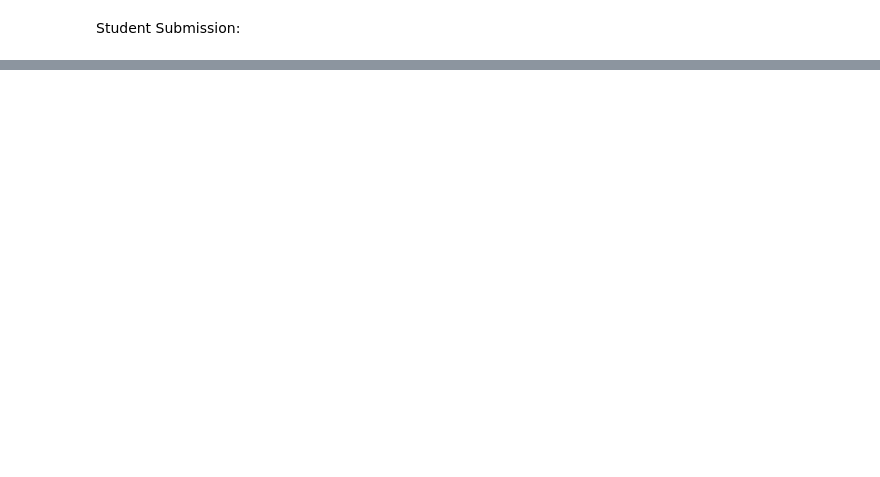
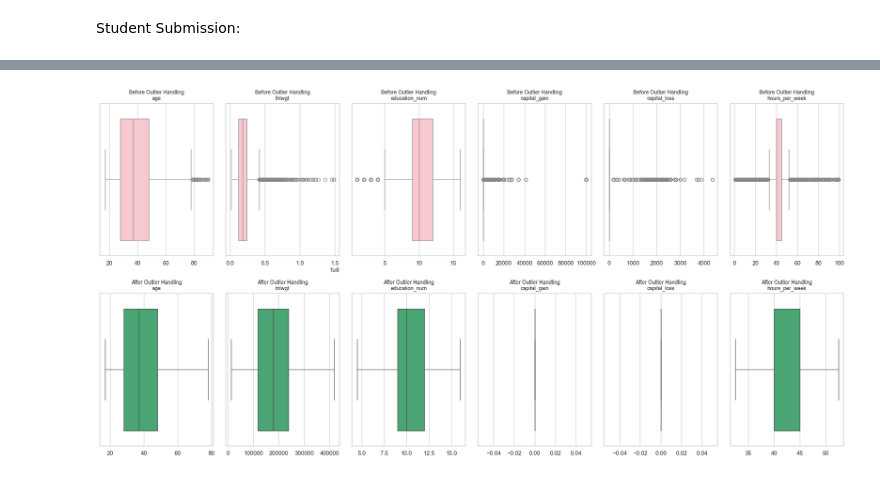
Before and after one commit to Mkamp1/Data747Student, a Jupyter notebook: Week 8/week 8 Michael Kamp.ipynb, the cells around one changed output, grey strips where cells are left out. Drawn from its saved outputs; the diff is of its cells as text; code cells hidden in the pictures; blank space fills up the shorter version.

```diff
--- a/Week 8/week 8 Michael Kamp.ipynb
+++ b/Week 8/week 8 Michael Kamp.ipynb
@@ -69,0 +248,18 @@ Student Submission:
+# %%
+# ---- Step 5: Handle Duplicates ----
+
+# Check for duplicate rows
+duplicate_count = df.duplicated().sum()
+print(f"🧩 Number of duplicate rows before removal: {duplicate_count}")
+
+# If duplicates exist, show a few examples
+if duplicate_count > 0:
+    print("\n🔍 Preview of duplicate rows:")
+    display(df[df.duplicated()].head())
+
+# Drop duplicate rows (if any)
+df.drop_duplicates(inplace=True)
+
+# Confirm duplicates are removed
+print(f"\n✅ Number of duplicate rows after removal: {df.duplicated().sum()}")
+print(f"📊 Dataset shape after duplicate removal: {df.shape}")
@@ -69,0 +285,64 @@ Student Submission:
+# %%
+# ---- Step 6: Detect and Handle Outliers ----
+
+import numpy as np
+import seaborn as sns
+import matplotlib.pyplot as plt
+
+# ---- Identify Numeric Columns ----
+numeric_cols = df.select_dtypes(include=['int64', 'float64']).columns.tolist()
+print("🔢 Numeric columns detected:\n", numeric_cols)
+
+# Create a copy BEFORE capping
+df_before = df[numeric_cols].copy()
+
+# ---- Define IQR Capping Function ----
+def cap_outliers(series):
+    Q1 = series.quantile(0.25)
+    Q3 = series.quantile(0.75)
+    IQR = Q3 - Q1
+    lower_bound = Q1 - 1.5 * IQR
+    upper_bound = Q3 + 1.5 * IQR
+    capped_series = series.clip(lower_bound, upper_bound)
+    return capped_series
+
+# ---- Apply Outlier Capping ----
+for col in numeric_cols:
+    df[col] = cap_outliers(df[col])
+
+print("\n✅ Outlier handling complete using IQR capping method.")
+
+# ---- Visualize Before vs After ----
+sns.set(style="whitegrid", palette="muted", color_codes=True)
+fig, axes = plt.subplots(2, len(numeric_cols), figsize=(20, 10))
+
+for i, col in enumerate(numeric_cols):
+    sns.boxplot(x=df_before[col], ax=axes[0, i], color='pink')
+    axes[0, i].set_title(f"Before Outlier Handling\n{col}", fontsize=10)
+    axes[0, i].set_xlabel("")
+
+for i, col in enumerate(numeric_cols):
+    sns.boxplot(x=df[col], ax=axes[1, i], color='mediumseagreen')
+    axes[1, i].set_title(f"After Outlier Handling\n{col}", fontsize=10)
+    axes[1, i].set_xlabel("")
+
+plt.tight_layout()
+plt.show()
+
+# ---- Check Capital Gain / Loss ----
+print("\n💰 Checking capital gain/loss columns...")
+print("Capital Gain - Non-zero count:", (df['capital_gain'] > 0).sum())
+print("Capital Loss - Non-zero count:", (df['capital_loss'] > 0).sum())
+
+# ---- Quantify How Many Values Were Capped ----
+capped_counts = {}
+for col in numeric_cols:
+    capped_col = cap_outliers(df_before[col])
+    capped_counts[col] = np.sum(df_before[col] != capped_col)
+
+print("\n📊 Number of values capped per numeric column:\n")
+for col, count in capped_counts.items():
+    print(f"{col:<15} : {count}")
+
+print("\n✅ Step 6 complete.")
+# %% [output]
@@ -69,0 +353 @@ Student Submission:
+[figure, added]
```
Also changed, not shown: parts of 18 cells of this notebook, 3 other files.
